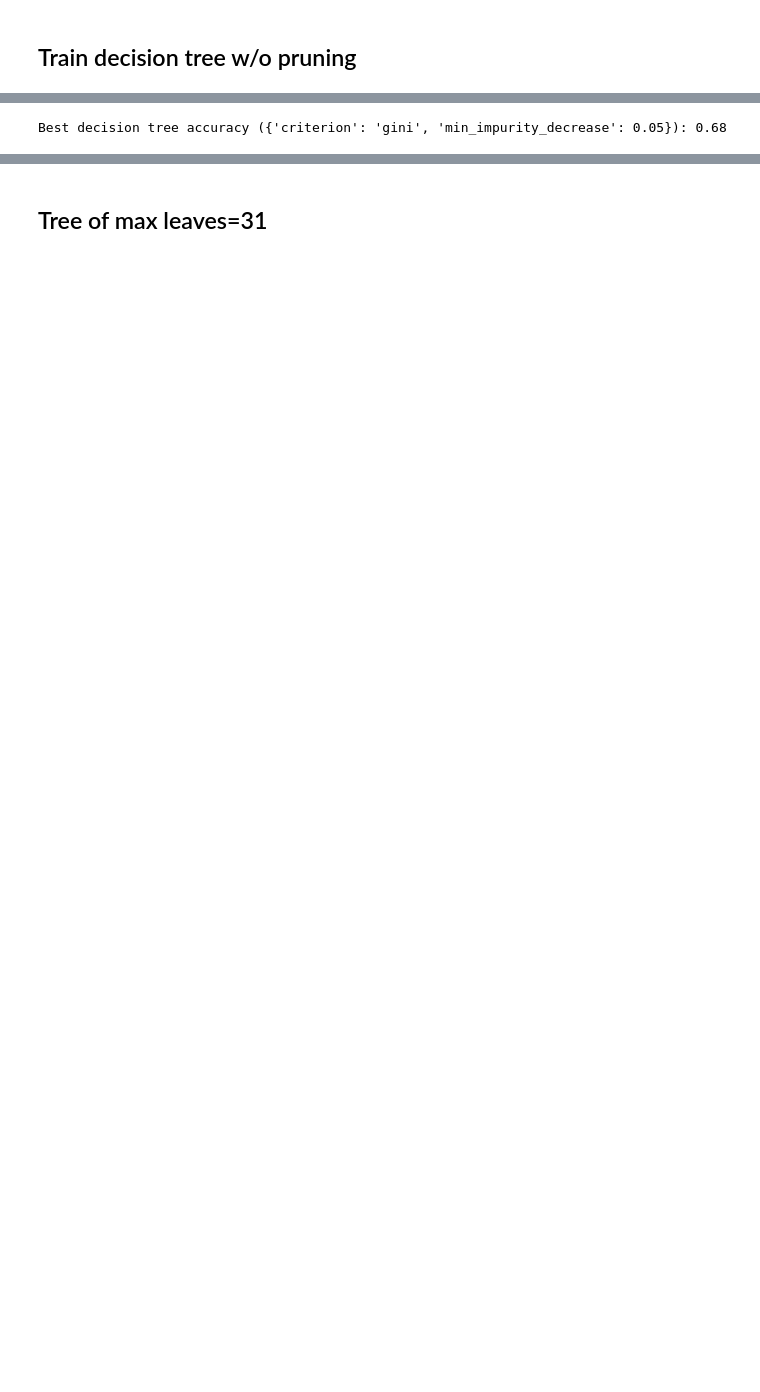
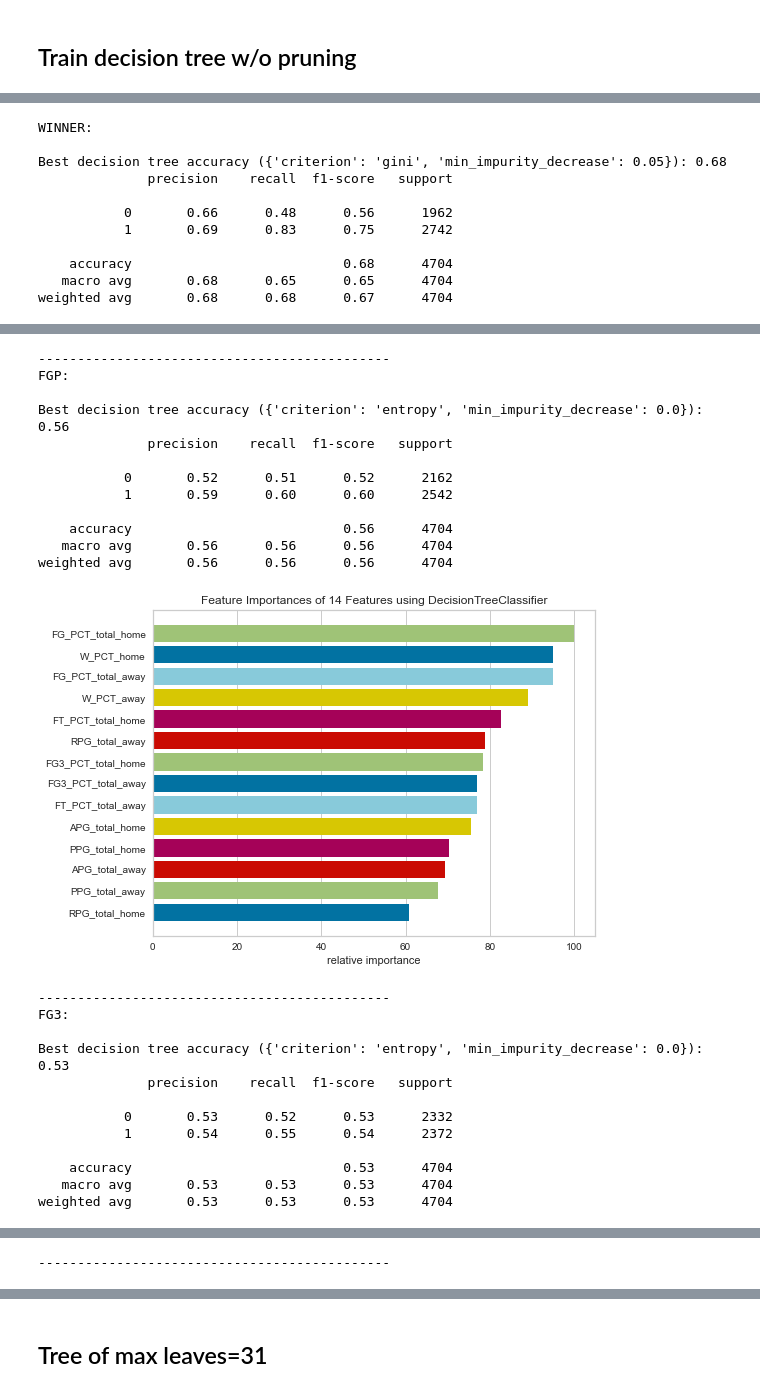
Before and after one commit to psalire/cmpe255-term-project, a Jupyter notebook: classifiers/decision-tree/decision_tree.ipynb, the cells around one changed output, grey strips where cells are left out. Saved outputs shown, nothing was run; the diff lists cells and outputs as text; code cells hidden in the pictures; blank space fills up the shorter version.

```diff
--- a/classifiers/decision-tree/decision_tree.ipynb
+++ b/classifiers/decision-tree/decision_tree.ipynb
@@ -214,15 +521,22 @@ plot_feature_importances(cv_maxdepth_clf.best_estimator_)
 # %%
-cv_impurity_clf = do_cv(
+print_all_metrics_and_plot(
     DecisionTreeClassifier(random_state=0),
-    GridSearchCV,
+    X_train_dict,
+    X_test_dict,
     {
         'min_impurity_decrease': [0.0,0.05,0.1,0.15,0.2,0.25,0.3,0.35,0.4,0.45,0.5],
         'criterion': ['gini', 'entropy'],
     },
-    X_train,
-    y_train,
-#     random_state=0,
 )
-print('Best decision tree accuracy (%s): %.2f' % (str(cv_impurity_clf.best_params_), cv_impurity_clf.score(X_test, y_test)))
 # %% [output]
+WINNER:
+
 Best decision tree accuracy ({'criterion': 'gini', 'min_impurity_decrease': 0.05}): 0.68
+              precision    recall  f1-score   support
+
+           0       0.66      0.48      0.56      1962
+           1       0.69      0.83      0.75      2742
+
+    accuracy                           0.68      4704
+   macro avg       0.68      0.65      0.65      4704
+weighted avg       0.68      0.68      0.67      4704
@@ -228,0 +544,25 @@ Best decision tree accuracy ({'criterion': 'gini', 'min_impurity_decrease': 0.05
+---------------------------------------------
+FGP:
+
+Best decision tree accuracy ({'criterion': 'entropy', 'min_impurity_decrease': 0.0}): 0.56
+              precision    recall  f1-score   support
+
+           0       0.52      0.51      0.52      2162
+           1       0.59      0.60      0.60      2542
+
+    accuracy                           0.56      4704
+   macro avg       0.56      0.56      0.56      4704
+weighted avg       0.56      0.56      0.56      4704
+[figure, added]
+---------------------------------------------
+FG3:
+
+Best decision tree accuracy ({'criterion': 'entropy', 'min_impurity_decrease': 0.0}): 0.53
+              precision    recall  f1-score   support
+
+           0       0.53      0.52      0.53      2332
+           1       0.54      0.55      0.54      2372
+
+    accuracy                           0.53      4704
+   macro avg       0.53      0.53      0.53      4704
+weighted avg       0.53      0.53      0.53      4704
@@ -228,0 +609 @@ Best decision tree accuracy ({'criterion': 'gini', 'min_impurity_decrease': 0.05
+---------------------------------------------
```
Also changed, not shown: parts of 48 cells of this notebook.
